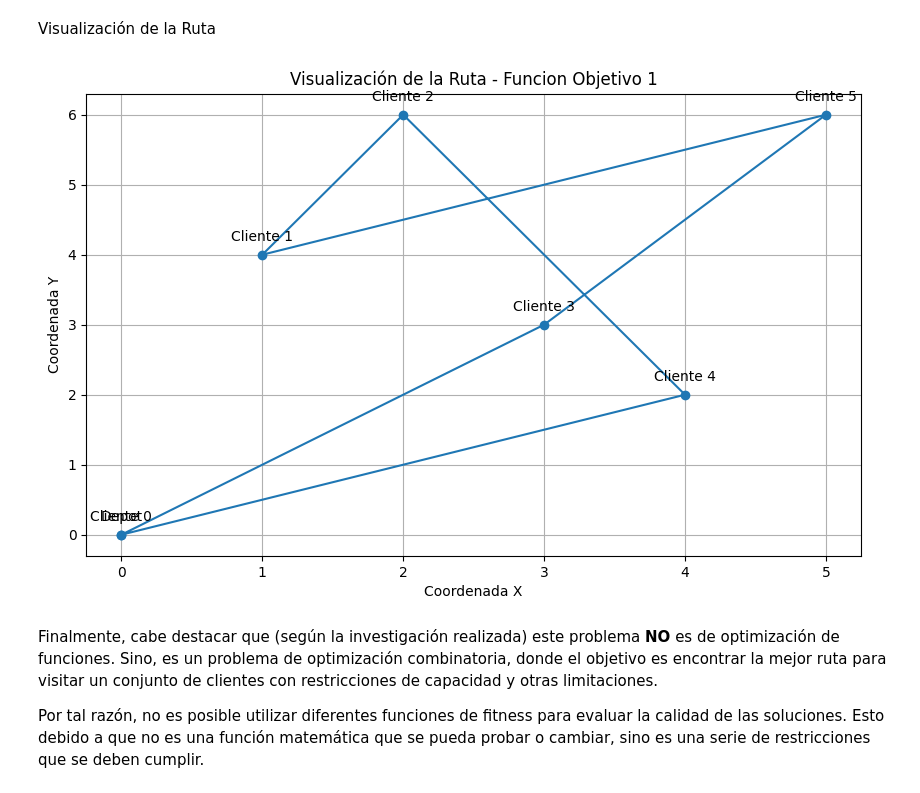
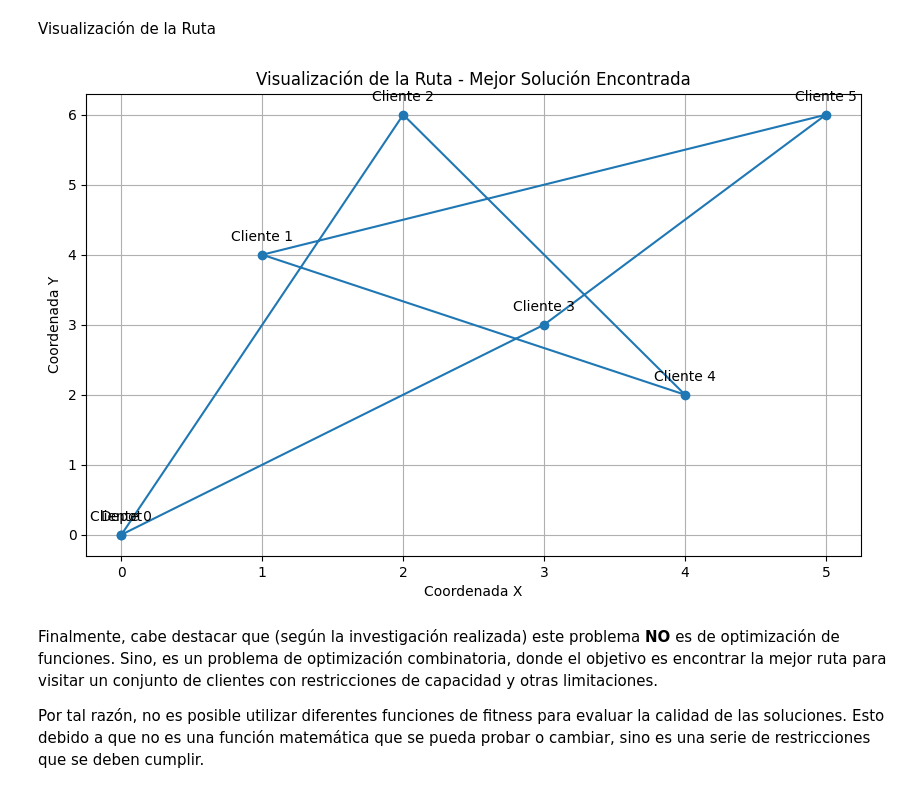
Before and after one commit to Ldsc2002/Lab10-ModSim, a Jupyter notebook: main.ipynb, the cells around one changed output. Drawn from its saved outputs; the diff is of its cells as text; code cells hidden in the pictures.

```diff
--- a/main.ipynb
+++ b/main.ipynb
@@ -39,6 +31,7 @@ vehicle_capacity = 10
 # %% [markdown]
 <font color='orange'>Función Objetivo/Fitness/Aptitud </font>
 # %%
+# Función para evaluar un individuo (ruta)
 def evaluate_individual(individual):
     total_distance = 0
     current_demand = 0
@@ -49,17 +42,18 @@ def evaluate_individual(individual):
             current_demand = 0
             continue
         total_distance += distances[current_depot][customer]
-        current_demand += customers[customer-1][1]
+        current_demand += customers[customer - 1][1]
         if current_demand > vehicle_capacity:
             total_distance += distances[customer][depot]
             current_depot = depot
             current_demand = 0
     total_distance += distances[customer][depot]
-    return total_distance,
+    return total_distance
 # %%
+# Función de inicialización de un individuo (ruta)
 def init_individual():
     individual = [depot] + random.sample(range(1, len(customers) + 1), len(customers))
-    return creator.Individual(individual)
+    return individual
 # %% [markdown]
 La función init_individual inicializa un individuo de manera aleatoria, mientras que evaluate_individual calcula la distancia total recorrida por un vehículo, teniendo en cuenta la capacidad del mismo.
 # %% [markdown]
@@ -119,0 +116,33 @@ Distancia total de la mejor solución:  31.099999999999998
+# %%
+# Función de Ejecución del Algoritmo Genético
+
+for generation in range(num_generations):
+    fitness_values = [evaluate_individual(ind) for ind in population]
+
+    # Elitismo: selecciona a los mejores individuos sin modificar
+    elite_size = 10
+    elite = [x for _, x in sorted(zip(fitness_values, population))[:elite_size]]
+
+    # Selección de padres
+    num_parents = population_size - elite_size
+    parents = select(population, fitness_values, num_parents)
+
+    # Crear la nueva generación con crossover y mutación
+    offspring = []
+    while len(offspring) < num_parents:
+        parent1, parent2 = random.sample(parents, 2)
+        child = crossover(parent1, parent2)
+        mutate(child, mutpb)
+        offspring.append(child)
+
+    # Reemplaza la población anterior con la nueva generación
+    population = elite + offspring
+
+
+    print("Generación {}: Mejor distancia: {}".format(generation + 1, min(fitness_values)))
+
+# Encuentra el mejor individuo
+best_individual = min(population, key=evaluate_individual)
+
+print("Mejor solución encontrada: ", best_individual)
+print("Distancia total de la mejor solución: ", evaluate_individual(best_individual))
@@ -143,10 +190,10 @@ def plot_route(individual, customers, depot_location=(0, 0), title="Funcion Obje
     plt.grid(True)
     plt.show()
 # %%
-# Ejecutar la función de visualización con la mejor solución encontrada
-plot_route(best_individual, customers, depot_location=(0, 0))
+#  Visualización de la mejor solución encontrada
+plot_route(best_individual, customers, depot_location=(0, 0), title="Mejor Solución Encontrada")
 # %% [output]
-[figure, old version]
+[figure, new version]
 # %% [markdown]
 Finalmente, cabe destacar que (según la investigación realizada) este problema **NO** es de optimización de funciones. Sino, es un problema de optimización combinatoria, donde el objetivo es encontrar la mejor ruta para visitar un conjunto de clientes con restricciones de capacidad y otras limitaciones.
 
```
Also changed, not shown: parts of 9 cells of this notebook.
